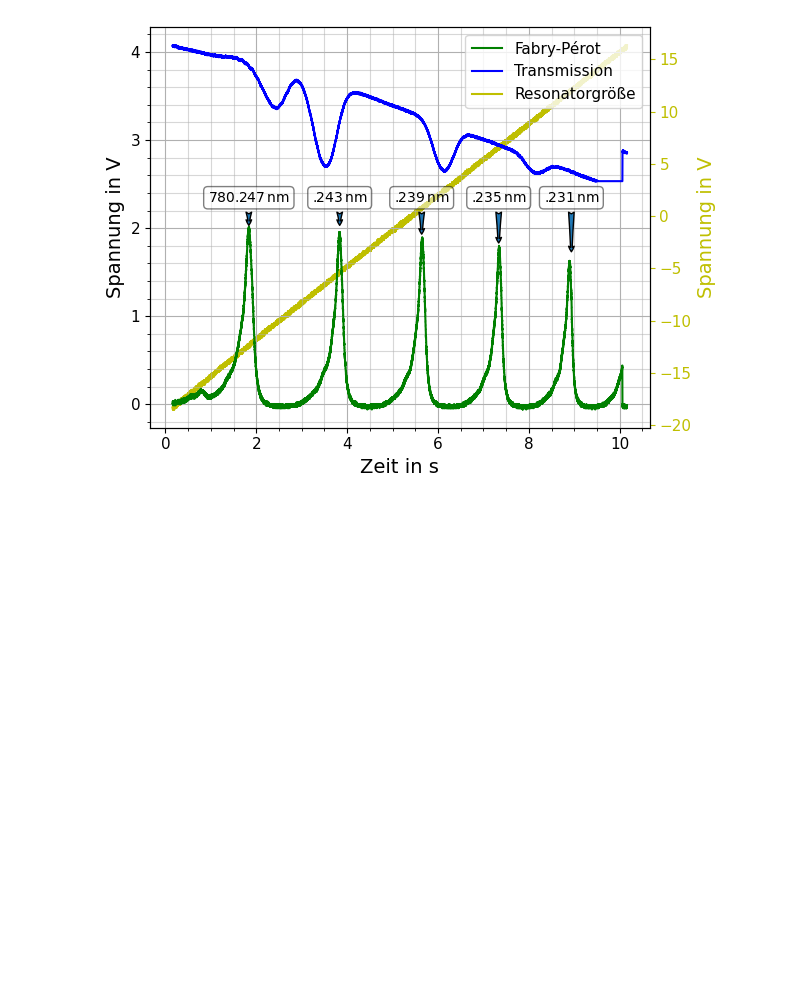
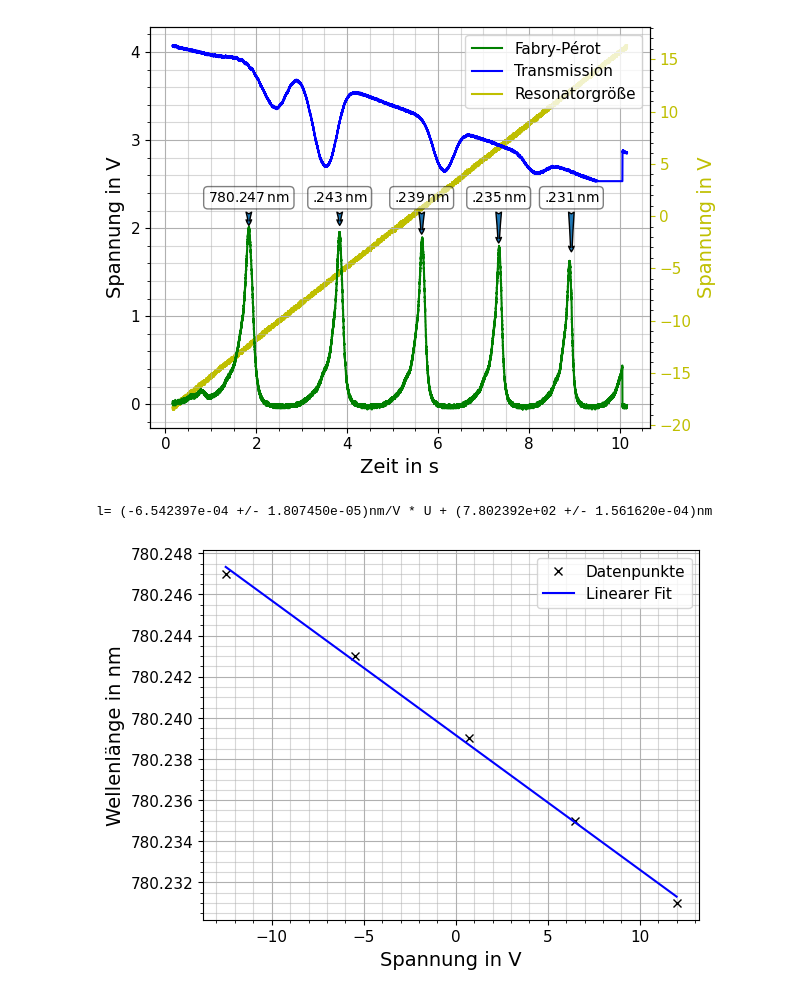
Before and after one commit to NicolasRohrbeck/fprak, a Jupyter notebook: scripts/laserspektroskopie.ipynb, the cells around one changed output. Drawn from its saved outputs; the diff is of its cells as text; code cells hidden in the pictures; blank space fills up the shorter version.

```diff
--- a/scripts/laserspektroskopie.ipynb
+++ b/scripts/laserspektroskopie.ipynb
@@ -51,6 +52,36 @@ modeax.patch.set_visible(False)
 #modefig.savefig("../Bilder/Laserspektroskopie/Modensuche.pdf")
 # %% [output]
 [figure]
+# %%
+# Piezo Calibration
+from scipy.stats import linregress
+U, wl = np.array([[-12.5, -5.5, 0.7, 6.5, 12],[780.247, 780.243, 780.239, 780.235, 780.231]])
+
+piezofit = linregress(U, wl)
+
+def V_to_nm(V):
+    return piezofit.slope * V + piezofit.intercept
+
+print(f"l= ({piezofit.slope:e} +/- {piezofit.stderr:e})nm/V * U + ({piezofit.intercept:e} +/- {piezofit.intercept_stderr:e})nm")
+
+fitfig, fitax = plt.subplots()
+fitax.plot(U, wl, "xk",label="Datenpunkte")
+fitax.plot(U, piezofit.intercept+piezofit.slope*U, "b", label="Linearer Fit")
+
+fitax.set_xlabel("Spannung in V", fontsize=14)
+fitax.set_ylabel("Wellenlänge in nm", fontsize=14)
+
+fitax.ticklabel_format(useOffset=False)
+
+fitax.legend(fontsize=11)
+fitax.tick_params(labelsize=11)
+
+fitax.minorticks_on()
+fitax.grid(which="major")
+fitax.grid(which="minor", alpha=0.5)
+# %% [output]
+l= (-6.542397e-04 +/- 1.807450e-05)nm/V * U + (7.802392e+02 +/- 1.561620e-04)nm
+[figure, added]
 # %%
 import numpy as np
 import matplotlib.pyplot as plt
```
Also changed, not shown: parts of 3 cells of this notebook, 4 other files.
